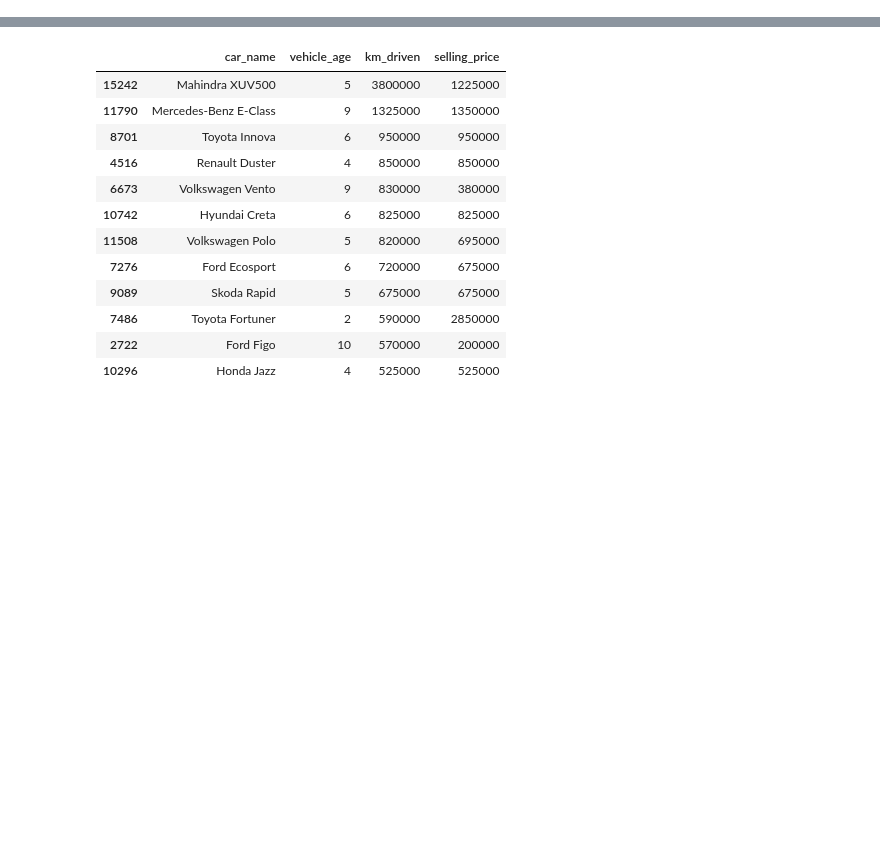
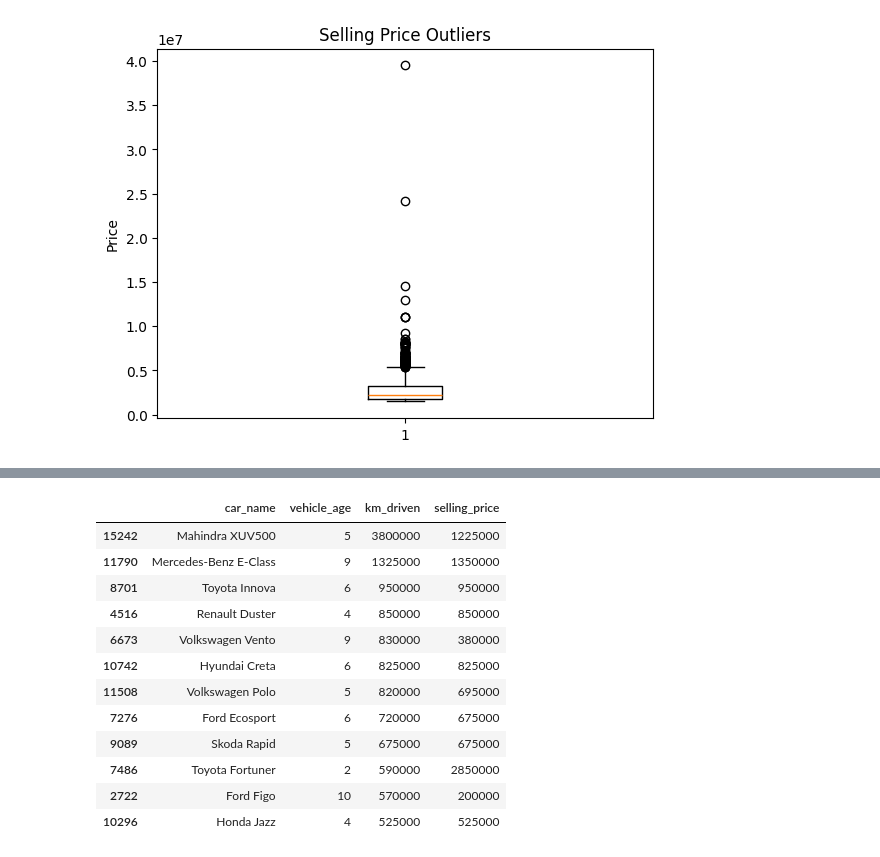
Before and after one commit to BuketSudeSnky/used-car-price-prediction, a Jupyter notebook: 01_data_exploration.ipynb, the cells around one changed output, grey strips where cells are left out. Drawn from its saved outputs; the diff is of its cells as text; code cells hidden in the pictures; blank space fills up the shorter version.

```diff
--- a/01_data_exploration.ipynb
+++ b/01_data_exploration.ipynb
@@ -2,0 +28,7 @@
+# %%
+plt.boxplot(price_outliers["selling_price"])
+plt.ylabel("Price")
+plt.title("Selling Price Outliers")
+plt.show()
+# %% [output]
+[figure, added]
```
Also changed, not shown: parts of 14 cells of this notebook.
